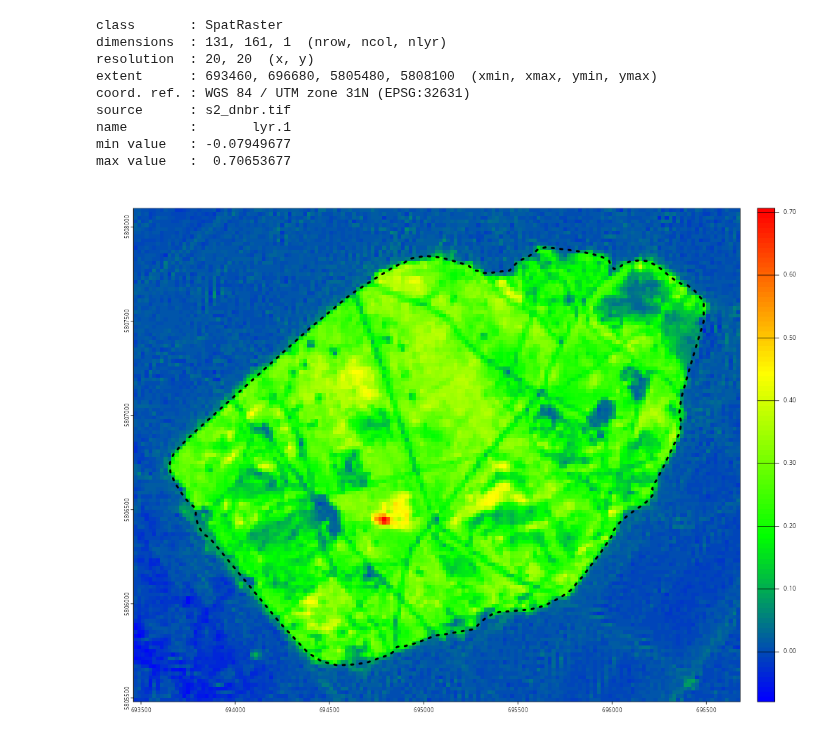
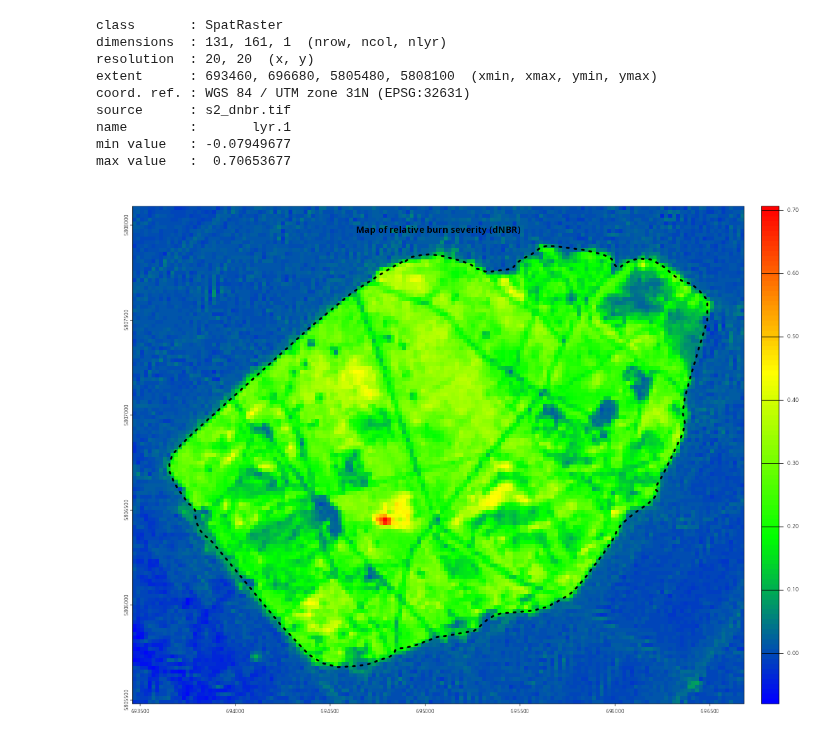
Before and after one commit to LTER-LIFE/vl-geospatial-toolbox, a Jupyter notebook: wildfire_veluwe2026.ipynb, the cells around one changed output. Saved outputs shown, nothing was run; the diff lists cells and outputs as text; code cells hidden in the pictures.

Commit message:
Added classified maps and improved plots

```diff
--- a/wildfire_veluwe2026.ipynb
+++ b/wildfire_veluwe2026.ipynb
@@ -21,6 +39,20 @@ invisible(lapply(pkgs, library, character.only = TRUE))
 options(repr.plot.width  =  12,
         repr.plot.height =   8,
         repr.plot.res    = 150)
+
+theme_set(
+  theme_bw() +
+  theme(plot.title = element_text(size = 12, face = "bold", hjust = 0.5),
+        plot.title.position = "plot",
+        strip.text = element_text(size = 10, face = "bold"),
+        axis.text = element_text(size = 10),
+        axis.title = element_text(size = 10),
+        legend.title = element_text(size = 11, face = "bold"),
+        legend.text = element_text(size = 11),
+        legend.key.width = unit(0.5, "cm"),
+        legend.key.height = unit(0.5, "cm"),
+        legend.position = "right")
+)
 # %% [markdown]
 ### Custom functions
 # %%
@@ -460,9 +492,11 @@ max value   :  0.70653677
 # %%
 s2_dnbr <- rast(s2_dnbr_path) |>
   crop(buffer(roi_sv, 200), mask = FALSE)
+names(s2_dnbr) <- "dnbr"
 s2_dnbr |>
   clamp(lower = -0.25, upper = 0.75) |>
   plot(col = map.pal("bgyr", n = 100))
-plot(roi_sv, lty = 3, lwd = 4, add = TRUE)
+plot(roi_sv, lty = 3, lwd = 4, add = TRUE,
+     main = "Map of relative burn severity (dNBR)")
 # %% [output]
-[figure, old version]
+[figure, new version]
```
Also changed, not shown: parts of 15 cells of this notebook, 1 other file.
